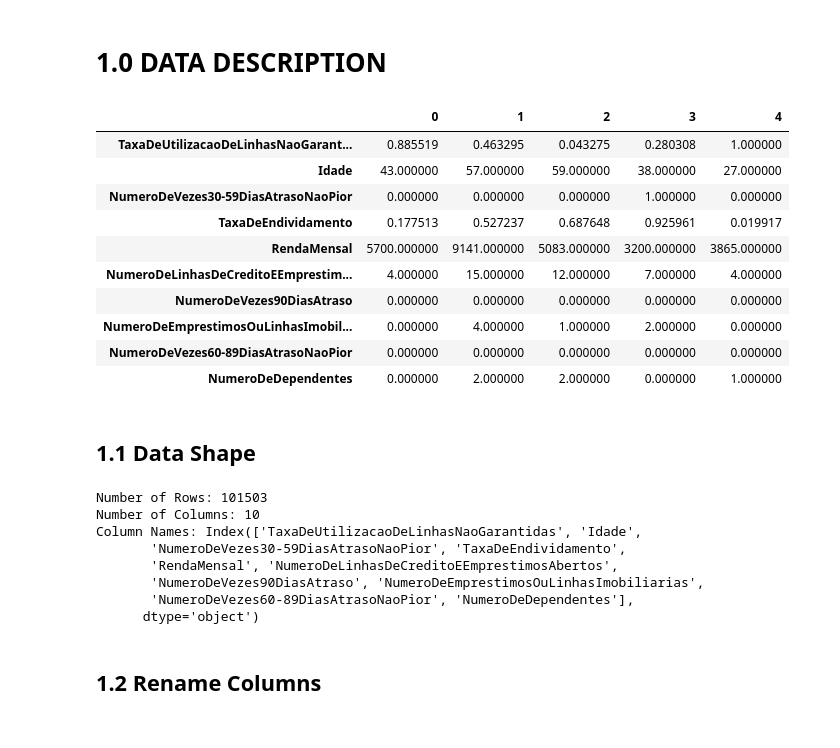
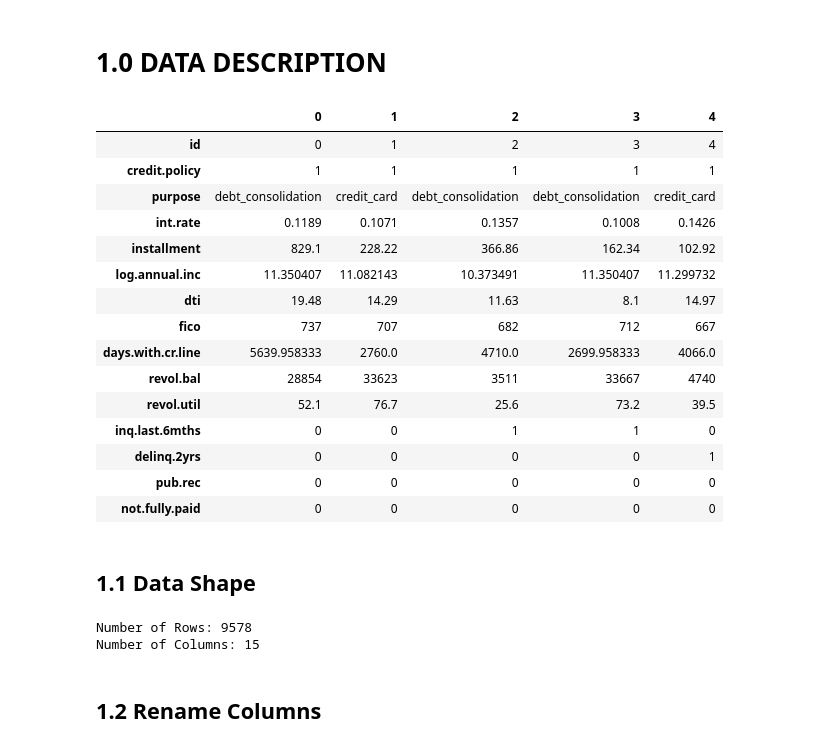
Before and after one commit to diegodinizf/credit_risk_prediction, a Jupyter notebook: exploration.ipynb, the cells around one changed output. Drawn from its saved outputs; the diff is of its cells as text; code cells hidden in the pictures.

```diff
--- a/exploration.ipynb
+++ b/exploration.ipynb
@@ -11,34 +33,32 @@ import pandas as pd
 # %% [markdown]
 # 1.0 DATA DESCRIPTION
 # %%
-df1 = pd.read_csv(r'C:\Users\diego\Desktop\Data Science\credit_risk_prediction\test.csv',index_col=0)
+df1 = pd.read_csv(r'loan_data.csv').reset_index().rename(columns={'index':'id'})
 df1.head().T
 # %% [output]
 |  | 0 | 1 | 2 | 3 | 4 |
-| TaxaDeUtilizacaoDeLinhasNaoGarant... | 0.885519 | 0.463295 | 0.043275 | 0.280308 | 1.000000 |
-| Idade | 43.000000 | 57.000000 | 59.000000 | 38.000000 | 27.000000 |
-| NumeroDeVezes30-59DiasAtrasoNaoPior | 0.000000 | 0.000000 | 0.000000 | 1.000000 | 0.000000 |
-| TaxaDeEndividamento | 0.177513 | 0.527237 | 0.687648 | 0.925961 | 0.019917 |
-| RendaMensal | 5700.000000 | 9141.000000 | 5083.000000 | 3200.000000 | 3865.000000 |
-| NumeroDeLinhasDeCreditoEEmprestim... | 4.000000 | 15.000000 | 12.000000 | 7.000000 | 4.000000 |
-| NumeroDeVezes90DiasAtraso | 0.000000 | 0.000000 | 0.000000 | 0.000000 | 0.000000 |
-| NumeroDeEmprestimosOuLinhasImobil... | 0.000000 | 4.000000 | 1.000000 | 2.000000 | 0.000000 |
-| NumeroDeVezes60-89DiasAtrasoNaoPior | 0.000000 | 0.000000 | 0.000000 | 0.000000 | 0.000000 |
-| NumeroDeDependentes | 0.000000 | 2.000000 | 2.000000 | 0.000000 | 1.000000 |
+| id | 0 | 1 | 2 | 3 | 4 |
+| credit.policy | 1 | 1 | 1 | 1 | 1 |
+| purpose | debt_consolidation | credit_card | debt_consolidation | debt_consolidation | credit_card |
+| int.rate | 0.1189 | 0.1071 | 0.1357 | 0.1008 | 0.1426 |
+| installment | 829.1 | 228.22 | 366.86 | 162.34 | 102.92 |
+| log.annual.inc | 11.350407 | 11.082143 | 10.373491 | 11.350407 | 11.299732 |
+| dti | 19.48 | 14.29 | 11.63 | 8.1 | 14.97 |
+| fico | 737 | 707 | 682 | 712 | 667 |
+| days.with.cr.line | 5639.958333 | 2760.0 | 4710.0 | 2699.958333 | 4066.0 |
+| revol.bal | 28854 | 33623 | 3511 | 33667 | 4740 |
+| revol.util | 52.1 | 76.7 | 25.6 | 73.2 | 39.5 |
+| inq.last.6mths | 0 | 0 | 1 | 1 | 0 |
+| delinq.2yrs | 0 | 0 | 0 | 0 | 1 |
+| pub.rec | 0 | 0 | 0 | 0 | 0 |
+| not.fully.paid | 0 | 0 | 0 | 0 | 0 |
 # %% [markdown]
 ## 1.1 Data Shape
 # %%
 print('Number of Rows:', df1.shape[0])
 print('Number of Columns:', df1.shape[1])
-print('Column Names:', df1.columns)
 # %% [output]
-Number of Rows: 101503
-Number of Columns: 10
-Column Names: Index(['TaxaDeUtilizacaoDeLinhasNaoGarantidas', 'Idade',
-       'NumeroDeVezes30-59DiasAtrasoNaoPior', 'TaxaDeEndividamento',
-       'RendaMensal', 'NumeroDeLinhasDeCreditoEEmprestimosAbertos',
-       'NumeroDeVezes90DiasAtraso', 'NumeroDeEmprestimosOuLinhasImobiliarias',
-       'NumeroDeVezes60-89DiasAtrasoNaoPior', 'NumeroDeDependentes'],
-      dtype='object')
+Number of Rows: 9578
+Number of Columns: 15
 # %% [markdown]
 ## 1.2 Rename Columns
```
Also changed, not shown: parts of 18 cells of this notebook.
